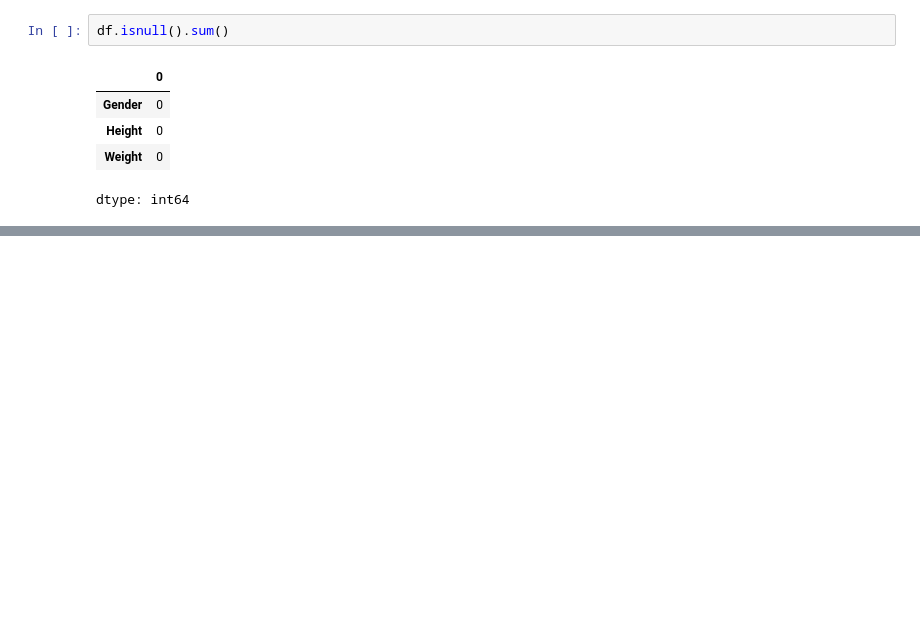
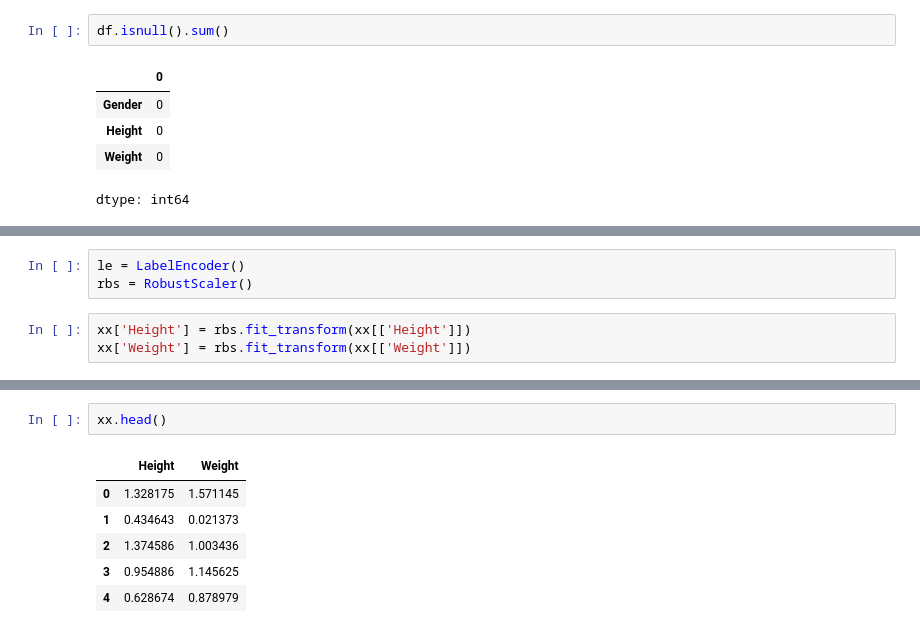
Before and after one commit to Maruf0275/Machine-Learning-CIT, a Jupyter notebook: Logistic_Regression.ipynb, the cells around one changed output, grey strips where cells are left out. Cells and saved outputs as stored; diff of their text form; blank space fills up the shorter version.

```diff
--- a/Logistic_Regression.ipynb
+++ b/Logistic_Regression.ipynb
@@ -40,0 +107,6 @@ dtype: int64
+# %%
+le = LabelEncoder()
+rbs = RobustScaler()
+# %%
+xx['Height'] = rbs.fit_transform(xx[['Height']])
+xx['Weight'] = rbs.fit_transform(xx[['Weight']])
@@ -40,0 +124,9 @@ dtype: int64
+# %%
+xx.head()
+# %% [output]
+|  | Height | Weight |
+| 0 | 1.328175 | 1.571145 |
+| 1 | 0.434643 | 0.021373 |
+| 2 | 1.374586 | 1.003436 |
+| 3 | 0.954886 | 1.145625 |
+| 4 | 0.628674 | 0.878979 |
```
Also changed, not shown: parts of 24 cells of this notebook.
